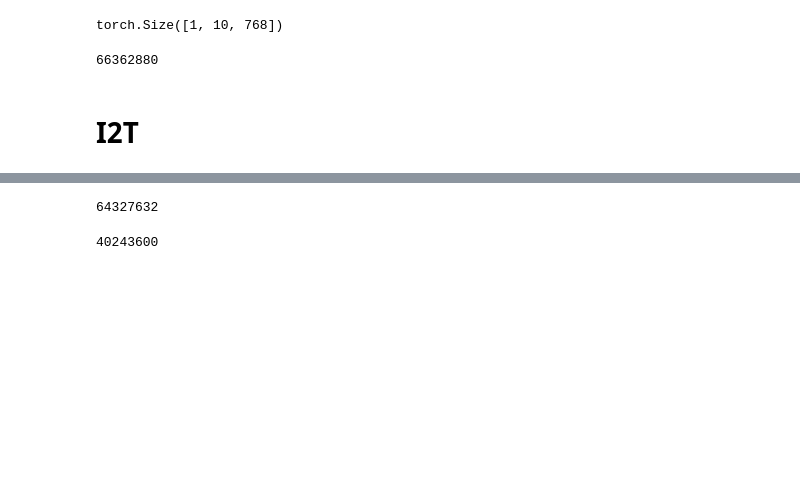
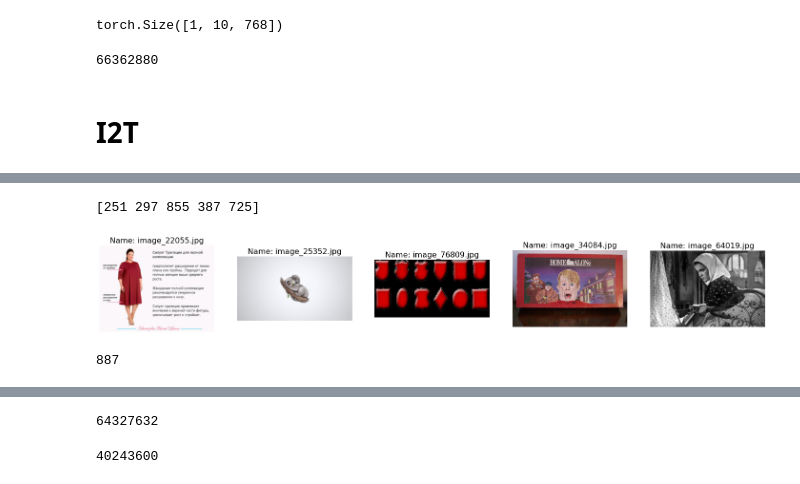
Before and after one commit to MIchaelKa/ycup21, a Jupyter notebook: notebooks/ycup21_base.ipynb, the cells around one changed output, grey strips where cells are left out. Saved outputs shown, nothing was run; the diff lists cells and outputs as text; code cells hidden in the pictures; blank space fills up the shorter version.

```diff
--- a/notebooks/ycup21_base.ipynb
+++ b/notebooks/ycup21_base.ipynb
@@ -492,0 +661,28 @@ model_i2t = I2T(config=cfg)
+# %%
+def show_images(images, start_index, count, random=False):
+
+    if random:
+        indices = np.random.choice(np.arange(len(images)), count, replace=False)
+    else:
+        indices = np.arange(start_index, start_index+count)
+
+    print(indices)
+
+    size = 5
+    rows = 1
+    plt.figure(figsize=(count*size,size))
+
+    for i, index in enumerate(indices):
+
+        image_name = images[index]
+
+        img = Image.open(cfg.data.metadata.images_directory + '/' + image_name)
+        img = img.convert('RGB')
+
+        plt.subplot(rows,count,i+1)
+        plt.grid(False)
+        plt.axis('off')
+        plt.title(f'Name: {image_name}', fontsize=16)
+        plt.imshow(img)
+
+        # plt.text(4, 1, text, ha='left', wrap=True)
@@ -492,0 +694,10 @@ model_i2t = I2T(config=cfg)
+# %%
+show_images(images.values, 0, 5, random=True)
+# %% [output]
+[251 297 855 387 725]
+[figure, added]
+# %%
+images = data_frame[data_frame['distance'] > 0.65]['image']
+len(images)
+# %% [output]
+887
```
Also changed, not shown: parts of 45 cells of this notebook, 2 other files.
